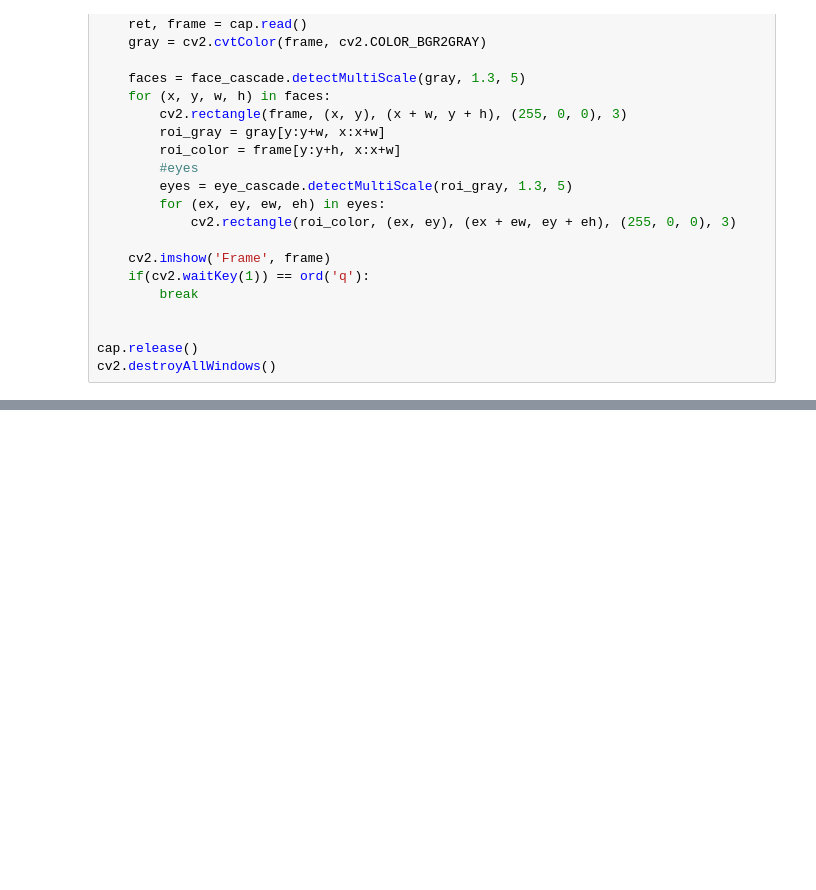
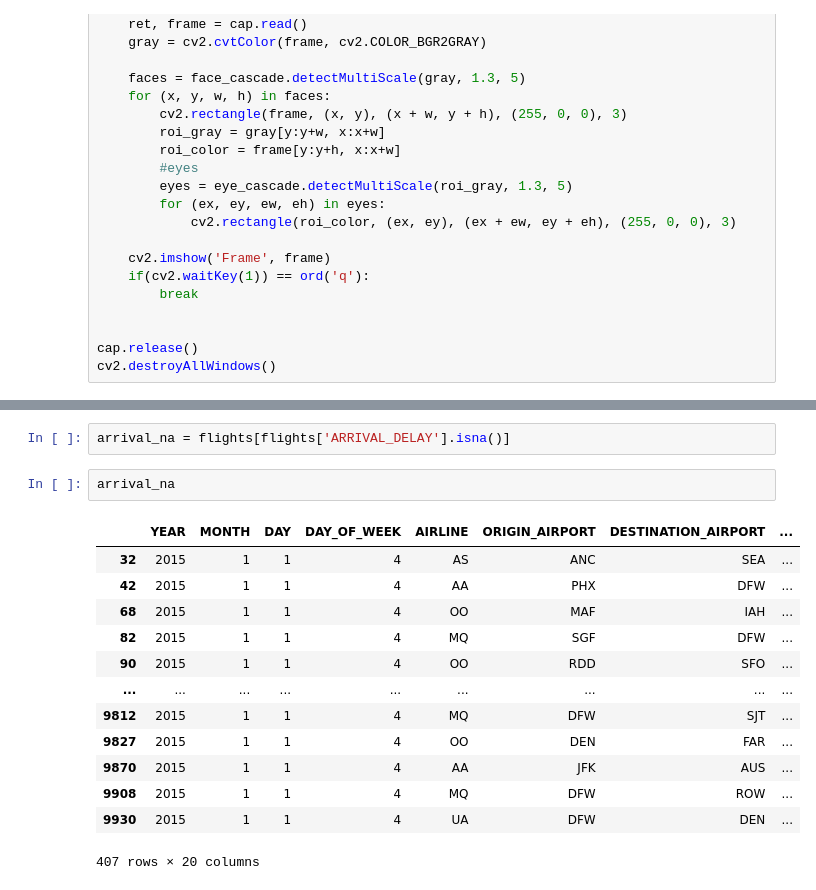
Before and after one commit to mrawaismurtaza/Machine-Learning-Jupyter, a Jupyter notebook: Python Learning.ipynb, the cells around one changed output, grey strips where cells are left out. Saved outputs shown, nothing was run; the diff lists cells and outputs as text; blank space fills up the shorter version.

```diff
--- a/Python Learning.ipynb
+++ b/Python Learning.ipynb
@@ -342,0 +624,18 @@ cv2.destroyAllWindows()
+# %%
+arrival_na = flights[flights['ARRIVAL_DELAY'].isna()]
+# %%
+arrival_na
+# %% [output]
+|  | YEAR | MONTH | DAY | DAY_OF_WEEK | AIRLINE | ORIGIN_AIRPORT | DESTINATION_AIRPORT | ... |
+| 32 | 2015 | 1 | 1 | 4 | AS | ANC | SEA | ... |
+| 42 | 2015 | 1 | 1 | 4 | AA | PHX | DFW | ... |
+| 68 | 2015 | 1 | 1 | 4 | OO | MAF | IAH | ... |
+| 82 | 2015 | 1 | 1 | 4 | MQ | SGF | DFW | ... |
+| 90 | 2015 | 1 | 1 | 4 | OO | RDD | SFO | ... |
+| ... | ... | ... | ... | ... | ... | ... | ... | ... |
+| 9812 | 2015 | 1 | 1 | 4 | MQ | DFW | SJT | ... |
+| 9827 | 2015 | 1 | 1 | 4 | OO | DEN | FAR | ... |
+| 9870 | 2015 | 1 | 1 | 4 | AA | JFK | AUS | ... |
+| 9908 | 2015 | 1 | 1 | 4 | MQ | DFW | ROW | ... |
+| 9930 | 2015 | 1 | 1 | 4 | UA | DFW | DEN | ... |
+407 rows × 20 columns
```
Also changed, not shown: parts of 58 cells of this notebook, 3 other files.
